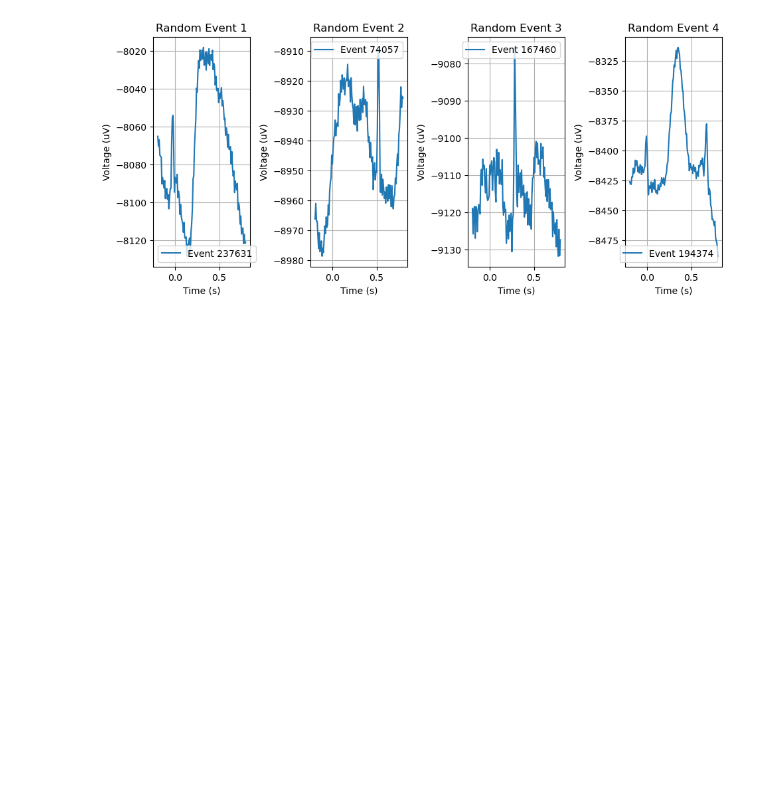
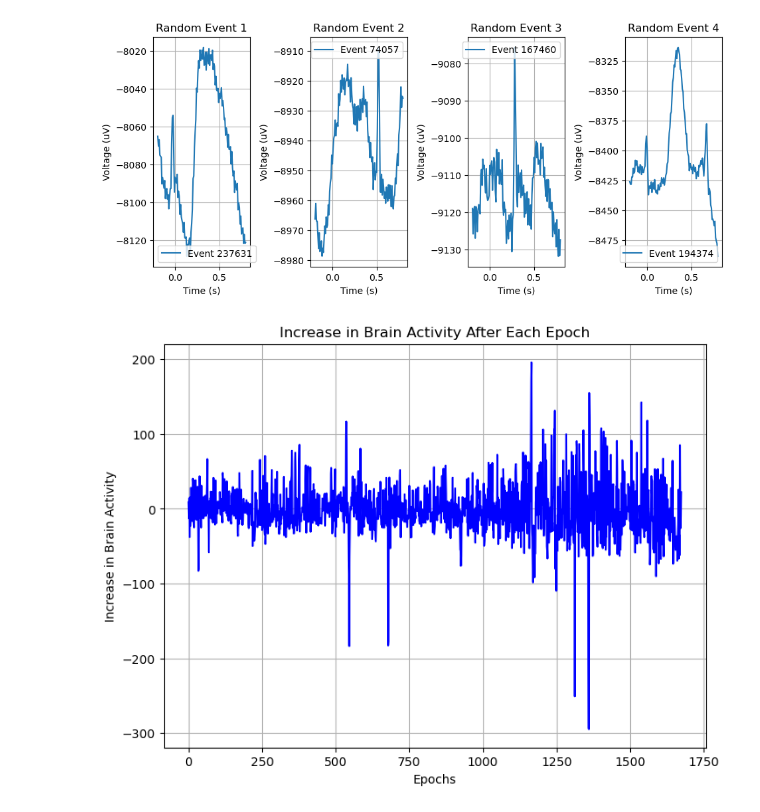
Before and after one commit to jeff-yc-wong/BCI_Project, a Jupyter notebook: eeg_analysis.ipynb, the cells around one changed output. Cells and saved outputs as stored; diff of their text form; code cells hidden in the pictures; blank space fills up the shorter version.

```diff
--- a/eeg_analysis.ipynb
+++ b/eeg_analysis.ipynb
@@ -125,0 +130,75 @@ plt.show()
+# %%
+import numpy as np
+import matplotlib.pyplot as plt
+import scipy.io
+
+# Load data from the file S00.mat
+mat_data = scipy.io.loadmat('data/S00.mat')
+
+# Extract the EEG data X, Y, and I
+X = mat_data['X']
+Y = mat_data['Y'][0]
+I = mat_data['I'][0]
+
+# Define the event codes (Y values) for ERPs
+event_codes = [2, 3, 5]
+
+# Set values in Y outside the event codes to 0
+Y_events = np.where(np.isin(Y, event_codes), Y, 0)
+
+# Find the indices where Y equals the event codes
+event_indices = np.where(Y_events > 0)[0]
+
+# Define the time window around each event (in seconds)
+time_window_before = 0.2  # 200 milliseconds before event
+time_window_after = 0.8   # 800 milliseconds after event
+
+# Calculate the average EEG across all channels
+average_eeg = np.mean(X, axis=0)
+
+# Initialize arrays to store the increase in brain activity and average EEG data
+increase_activity = []
+average_eeg_values = []
+
+# Calculate increase in brain activity for each event
+for event_index in event_indices:
+    # Calculate the time range around the event
+    event_time = I[event_index]
+    window_start = event_time - time_window_before
+    window_end = event_time + time_window_after
+
+    # Find the indices within the time window
+    window_indices = np.where((I >= window_start) & (I <= window_end))[0]
+
+    # Calculate the average EEG before the event
+    average_before = np.mean(average_eeg[window_indices[:int(len(window_indices)/2)]])
+
+    # Calculate the average EEG after the event
+    average_after = np.mean(average_eeg[window_indices[int(len(window_indices)/2):]])
+
+    # Calculate the increase in brain activity
+    increase = average_after - average_before
+
+    # Append the increase in brain activity to the array
+    increase_activity.append(increase)
+
+    # Append the average EEG value to the array
+    average_eeg_values.append(average_after)
+
+# Convert the lists to numpy arrays
+increase_activity = np.array(increase_activity)
+average_eeg_values = np.array(average_eeg_values)
+
+# Calculate the time points for the increase in brain activity
+time_points = np.arange(len(increase_activity))
+
+# Plot the increase in brain activity
+plt.figure(figsize=(8, 6))
+plt.plot(time_points, increase_activity, label='Increase in Brain Activity', linestyle='-', marker='', color='blue')
+plt.xlabel('Epochs')
+plt.ylabel('Increase in Brain Activity')
+plt.title('Increase in Brain Activity After Each Epoch')
+plt.grid(True)
+plt.show()
+# %% [output]
+[figure, added]
```
Also changed, not shown: parts of 2 cells of this notebook.
